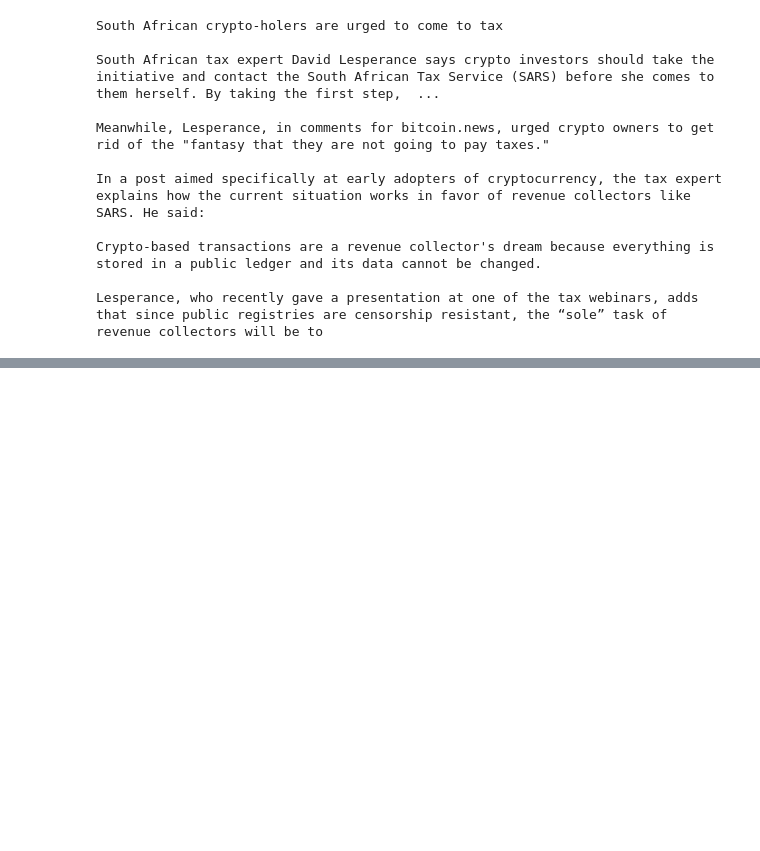
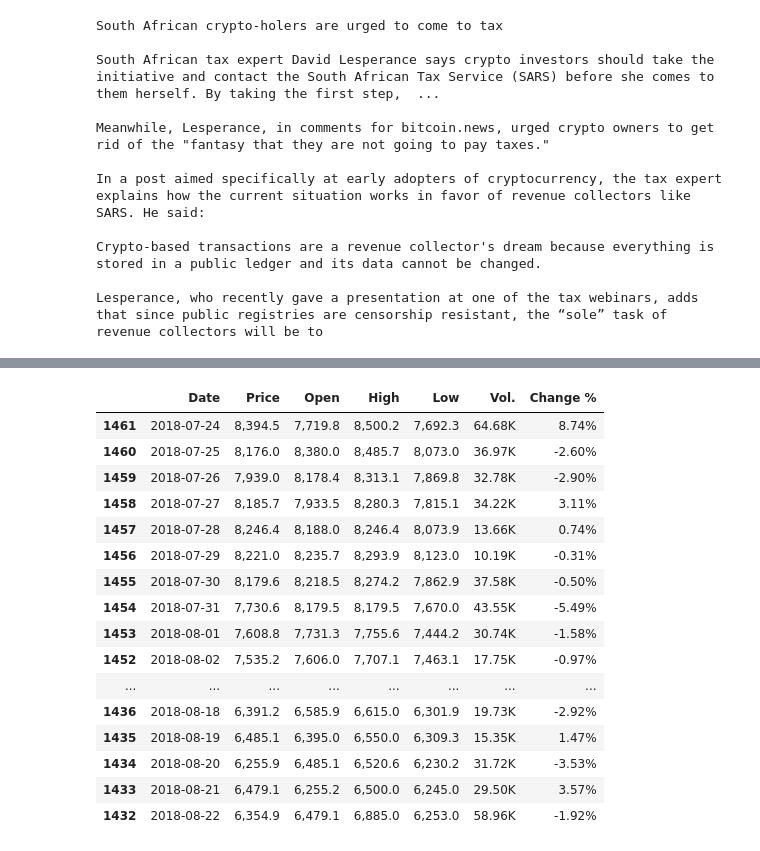
Before and after one commit to format37/deeppavlov, a Jupyter notebook: data/nli_column.ipynb, the cells around one changed output, grey strips where cells are left out. Drawn from its saved outputs; the diff is of its cells as text; code cells hidden in the pictures; blank space fills up the shorter version.

Commit message:
modified:   ../data/nli_column.ipynb 	modified:   ../data/nli_column.py 	new file:   2prompt.txt 	new file:   T0pp-Copy1.ipynb 	new file:   T0pp.ipynb 	new file:   prompt.txt 	new file:   test.py

```diff
--- a/data/nli_column.ipynb
+++ b/data/nli_column.ipynb
@@ -35,0 +47,22 @@ Lesperance, who recently gave a presentation at one of the tax webinars, adds th
+# %%
+btc = pd.read_csv('BTC_USD Bitfinex Historical Data_2018_07_24-2022_07_24.csv')
+# %%
+btc.sort_values('Date').head(30)
+# %% [output]
+|  | Date | Price | Open | High | Low | Vol. | Change % |
+| 1461 | 2018-07-24 | 8,394.5 | 7,719.8 | 8,500.2 | 7,692.3 | 64.68K | 8.74% |
+| 1460 | 2018-07-25 | 8,176.0 | 8,380.0 | 8,485.7 | 8,073.0 | 36.97K | -2.60% |
+| 1459 | 2018-07-26 | 7,939.0 | 8,178.4 | 8,313.1 | 7,869.8 | 32.78K | -2.90% |
+| 1458 | 2018-07-27 | 8,185.7 | 7,933.5 | 8,280.3 | 7,815.1 | 34.22K | 3.11% |
+| 1457 | 2018-07-28 | 8,246.4 | 8,188.0 | 8,246.4 | 8,073.9 | 13.66K | 0.74% |
+| 1456 | 2018-07-29 | 8,221.0 | 8,235.7 | 8,293.9 | 8,123.0 | 10.19K | -0.31% |
+| 1455 | 2018-07-30 | 8,179.6 | 8,218.5 | 8,274.2 | 7,862.9 | 37.58K | -0.50% |
+| 1454 | 2018-07-31 | 7,730.6 | 8,179.5 | 8,179.5 | 7,670.0 | 43.55K | -5.49% |
+| 1453 | 2018-08-01 | 7,608.8 | 7,731.3 | 7,755.6 | 7,444.2 | 30.74K | -1.58% |
+| 1452 | 2018-08-02 | 7,535.2 | 7,606.0 | 7,707.1 | 7,463.1 | 17.75K | -0.97% |
+| ... | ... | ... | ... | ... | ... | ... | ... |
+| 1436 | 2018-08-18 | 6,391.2 | 6,585.9 | 6,615.0 | 6,301.9 | 19.73K | -2.92% |
+| 1435 | 2018-08-19 | 6,485.1 | 6,395.0 | 6,550.0 | 6,309.3 | 15.35K | 1.47% |
+| 1434 | 2018-08-20 | 6,255.9 | 6,485.1 | 6,520.6 | 6,230.2 | 31.72K | -3.53% |
+| 1433 | 2018-08-21 | 6,479.1 | 6,255.2 | 6,500.0 | 6,245.0 | 29.50K | 3.57% |
+| 1432 | 2018-08-22 | 6,354.9 | 6,479.1 | 6,885.0 | 6,253.0 | 58.96K | -1.92% |
```
Also changed, not shown: parts of 25 cells of this notebook, 5 other files.
